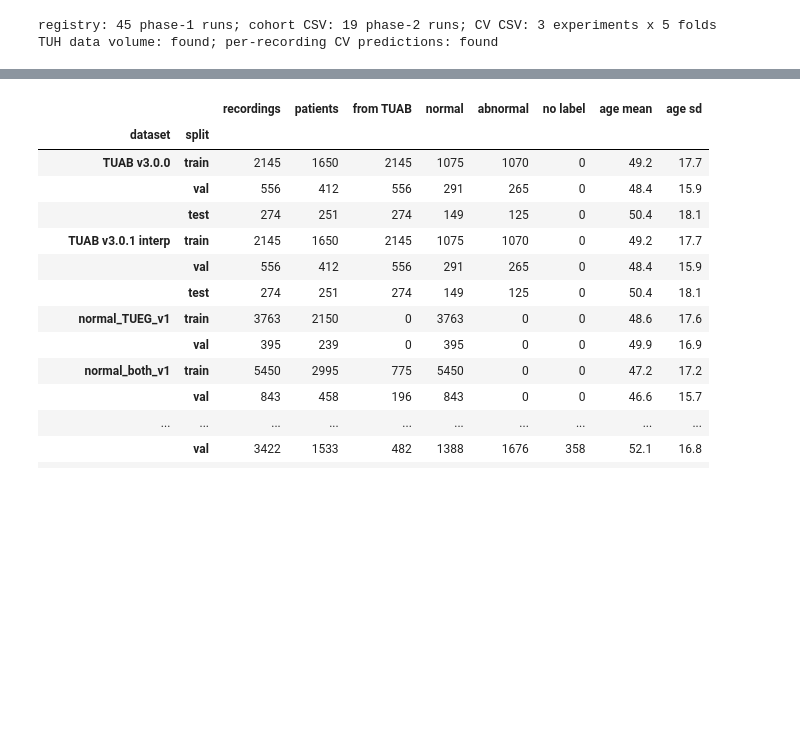
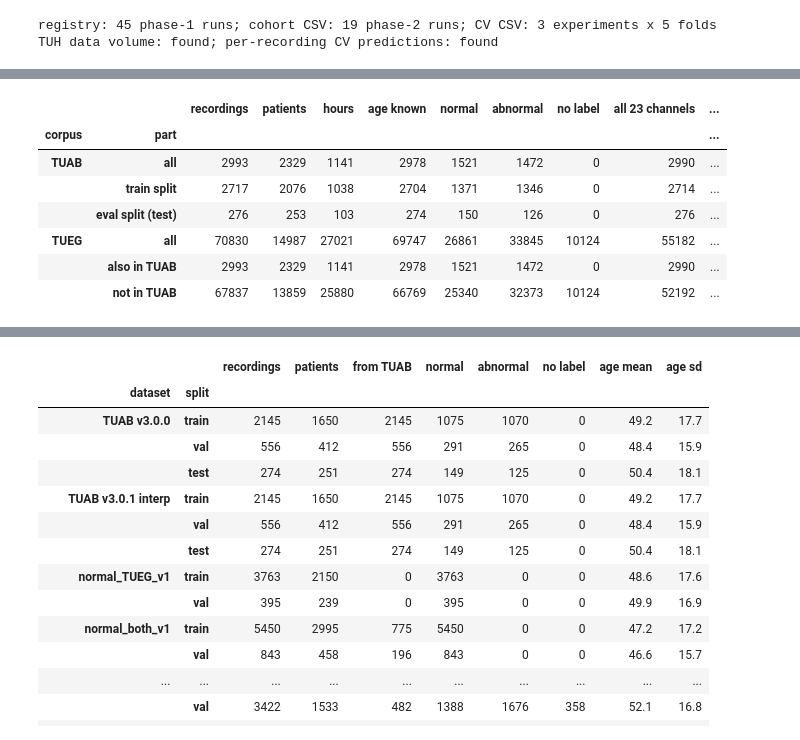
Before and after one commit to Neuro-Clalit/LaBraM, a Jupyter notebook: notebooks/brain_age_research_summary.ipynb, the cells around one changed output, grey strips where cells are left out. Drawn from its saved outputs; the diff is of its cells as text; code cells hidden in the pictures; blank space fills up the shorter version.

```diff
--- a/notebooks/brain_age_research_summary.ipynb
+++ b/notebooks/brain_age_research_summary.ipynb
@@ -167,0 +199,19 @@ TUAB-test patient and asserts that no patient is in two splits.
+# %%
+TUEG_INDEX = os.path.join(TUH, "index/tuh_index.parquet")
+TUEG_SHEET = os.path.join(TUH, "index/nedc/metadata_v12.xlsm.xlsx")
+HAVE_TUEG = os.path.exists(TUEG_INDEX) and os.path.exists(TUEG_SHEET)
+if HAVE_TUEG:
+    tueg = rs.tueg_recordings(TUEG_INDEX, TUEG_SHEET)
+    display(numbered_table(rs.raw_corpora(tueg).set_index(["corpus", "part"]), "1.1",
+                           "Raw corpora: TUAB and TUEG", precision=0))
+else:
+    print("TUH recording index / clinical sheet not found: set LABRAM_TUH_ROOT to show Tables 1.1-1.2.")
+# %% [output]
+|  |  | recordings | patients | hours | age known | normal | abnormal | no label | all 23 channels | ... |
+| corpus | part |  |  |  |  |  |  |  |  | ... |
+| TUAB | all | 2993 | 2329 | 1141 | 2978 | 1521 | 1472 | 0 | 2990 | ... |
+|  | train split | 2717 | 2076 | 1038 | 2704 | 1371 | 1346 | 0 | 2714 | ... |
+|  | eval split (test) | 276 | 253 | 103 | 274 | 150 | 126 | 0 | 276 | ... |
+| TUEG | all | 70830 | 14987 | 27021 | 69747 | 26861 | 33845 | 10124 | 55182 | ... |
+|  | also in TUAB | 2993 | 2329 | 1141 | 2978 | 1521 | 1472 | 0 | 2990 | ... |
+|  | not in TUAB | 67837 | 13859 | 25880 | 66769 | 25340 | 32373 | 10124 | 52192 | ... |
```
Also changed, not shown: parts of 25 cells of this notebook, 3 other files.
